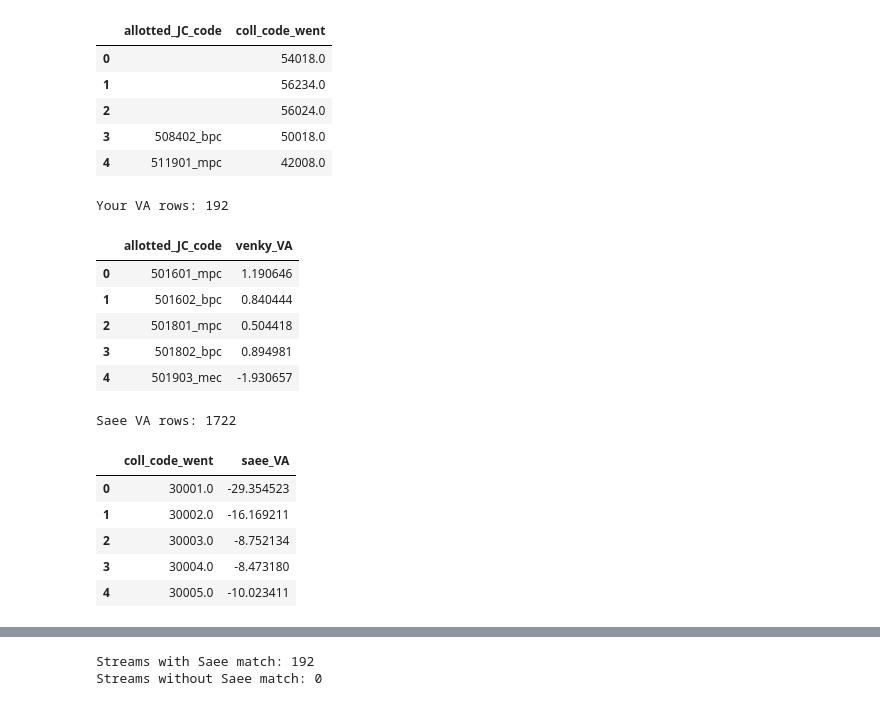
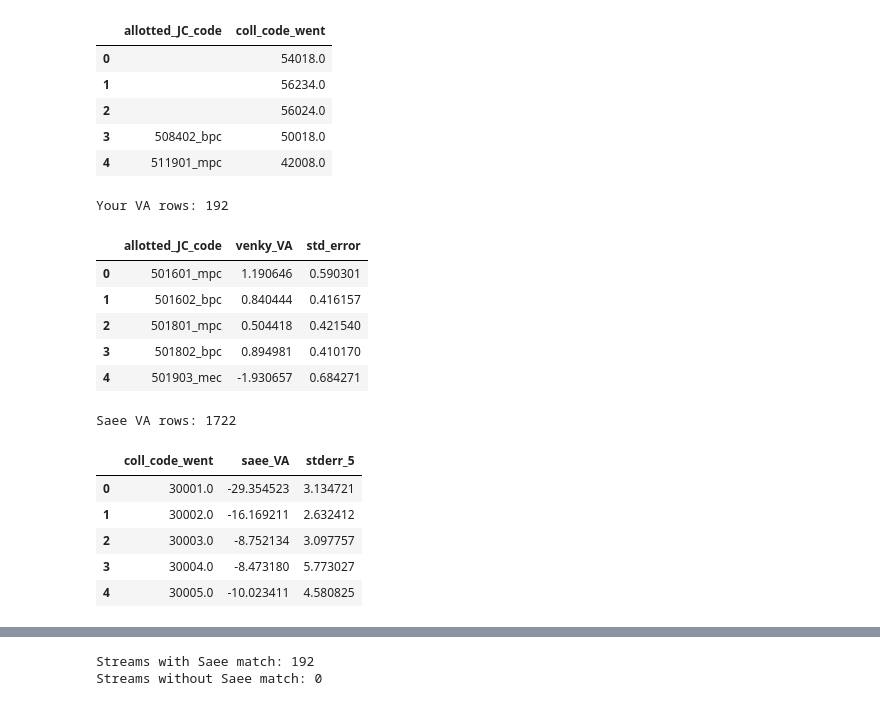
Before and after one commit to venkyc007/Economics_Project, a Jupyter notebook: Visualization.ipynb, the cells around one changed output, grey strips where cells are left out. Saved outputs shown, nothing was run; the diff lists cells and outputs as text; code cells hidden in the pictures.

```diff
--- a/Visualization.ipynb
+++ b/Visualization.ipynb
@@ -34,23 +44,23 @@ Mapping rows: 1846
 # %%
 venky_df = venky_df.rename(columns={
     "college_code": "allotted_JC_code",
     "value_added": "venky_VA"
 })
 
 venky_df["allotted_JC_code"] = venky_df["allotted_JC_code"].astype(str).str.lower().str.strip()
 
-venky_df = venky_df[["allotted_JC_code", "venky_VA"]].dropna()
+venky_df = venky_df[["allotted_JC_code", "venky_VA", "std_error"]].dropna()
 
 print("Your VA rows:", venky_df.shape[0])
 venky_df.head()
 # %% [output]
 Your VA rows: 192
-|  | allotted_JC_code | venky_VA |
-| 0 | 501601_mpc | 1.190646 |
-| 1 | 501602_bpc | 0.840444 |
-| 2 | 501801_mpc | 0.504418 |
-| 3 | 501802_bpc | 0.894981 |
-| 4 | 501903_mec | -1.930657 |
+|  | allotted_JC_code | venky_VA | std_error |
+| 0 | 501601_mpc | 1.190646 | 0.590301 |
+| 1 | 501602_bpc | 0.840444 | 0.416157 |
+| 2 | 501801_mpc | 0.504418 | 0.421540 |
+| 3 | 501802_bpc | 0.894981 | 0.410170 |
+| 4 | 501903_mec | -1.930657 | 0.684271 |
 # %%
 saee_df = saee_df.rename(columns={
     "coll_code": "coll_code_went",
@@ -59,18 +69,18 @@ saee_df = saee_df.rename(columns={
 
 saee_df["coll_code_went"] = saee_df["coll_code_went"].astype(str).str.strip()
 
-saee_df = saee_df[["coll_code_went", "saee_VA"]].dropna()
+saee_df = saee_df[["coll_code_went", "saee_VA", "stderr_5"]].dropna()
 
 print("Saee VA rows:", saee_df.shape[0])
 saee_df.head()
 # %% [output]
 Saee VA rows: 1722
-|  | coll_code_went | saee_VA |
-| 0 | 30001.0 | -29.354523 |
-| 1 | 30002.0 | -16.169211 |
-| 2 | 30003.0 | -8.752134 |
-| 3 | 30004.0 | -8.473180 |
-| 4 | 30005.0 | -10.023411 |
+|  | coll_code_went | saee_VA | stderr_5 |
+| 0 | 30001.0 | -29.354523 | 3.134721 |
+| 1 | 30002.0 | -16.169211 | 2.632412 |
+| 2 | 30003.0 | -8.752134 | 3.097757 |
+| 3 | 30004.0 | -8.473180 | 5.773027 |
+| 4 | 30005.0 | -10.023411 | 4.580825 |
 # %%
 # Step 1: your VA (6-digit) → mapping
 merged = venky_df.merge(
```
Also changed, not shown: parts of 4 cells of this notebook, 5 other files.
